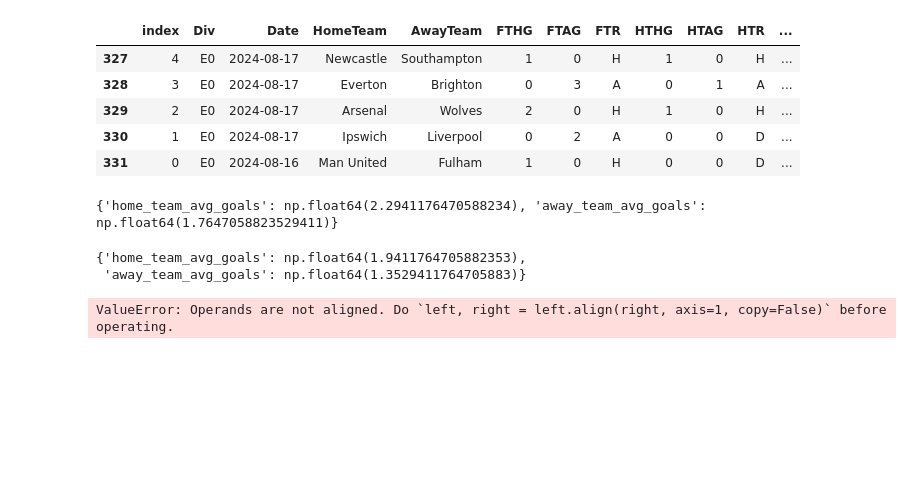
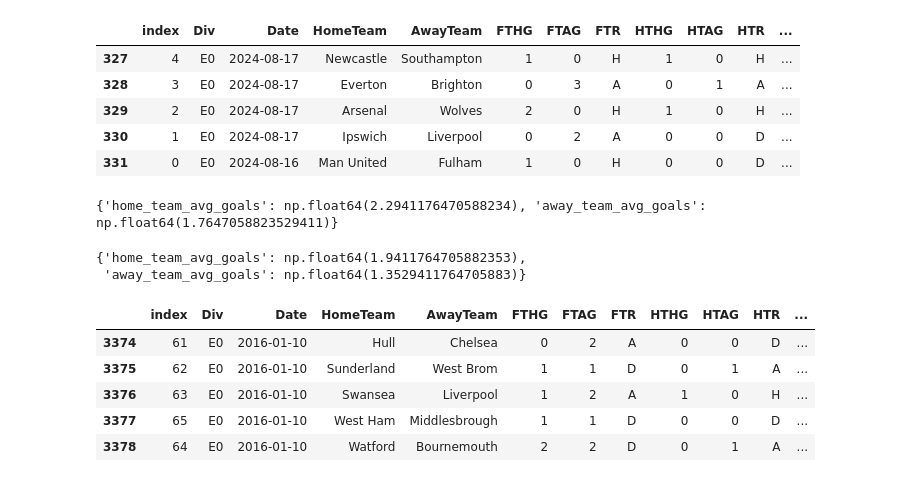
Before and after one commit to Noahgradstock/FB, a Jupyter notebook: backend/routes/teames_data/send_to_frontend.ipynb, the cells around one changed output. Saved outputs shown, nothing was run; the diff lists cells and outputs as text; code cells hidden in the pictures; blank space fills up the shorter version.

```diff
--- a/backend/routes/teames_data/send_to_frontend.ipynb
+++ b/backend/routes/teames_data/send_to_frontend.ipynb
@@ -6,8 +6,7 @@ pd.set_option("display.max_columns", None)
 pd.set_option("display.width", None)
 # %%
 season_list = ['1617', '1718', '1819', '1920', '2021', '2122', '2223', '2324', '2425']
-league_list = ['E0', 'E1', 'E2', 'E3', 'SC0', 'SC1', 'SC2', 'D1', 'D2', 'I1', 'I2',
-               'SP1', 'SP2', 'F1', 'F2', 'N1', 'B1', 'P1', 'T1', 'G1']
+league_list = ['E0']
 
 df_list = []
 
@@ -28,8 +27,9 @@ for league in league_list:
 
 main_df = pd.concat(df_list, ignore_index=True)
 
-main_df['Date'] = pd.to_datetime(main_df['Date'], format='mixed')
-main_df = main_df.sort_values(by='Date')
+main_df['Date'] = pd.to_datetime(main_df['Date'], dayfirst=True, errors='coerce')
+main_df = main_df[main_df['Date'].notna()]
+main_df = main_df.sort_values(by='Date')main_df = main_df.sort_values(by='Date')
 
 df = main_df
 df = df[::-1]
@@ -372,7 +359,3 @@ def get_team_data(league_df, home_team, away_team):
 
     # ... rest of the existing code in get_team_data ...
     return response
-# %%
-get_team_data(df, 'Tottenham', 'Arsenal')
-# %% [output]
-ValueError: Operands are not aligned. Do `left, right = left.align(right, axis=1, copy=False)` before operating.
@@ -378,0 +393,9 @@ ValueError: Operands are not aligned. Do `left, right = left.align(right, axis=1
+# %%
+df.tail()
+# %% [output]
+|  | index | Div | Date | HomeTeam | AwayTeam | FTHG | FTAG | FTR | HTHG | HTAG | HTR | ... |
+| 3374 | 61 | E0 | 2016-01-10 | Hull | Chelsea | 0 | 2 | A | 0 | 0 | D | ... |
+| 3375 | 62 | E0 | 2016-01-10 | Sunderland | West Brom | 1 | 1 | D | 0 | 1 | A | ... |
+| 3376 | 63 | E0 | 2016-01-10 | Swansea | Liverpool | 1 | 2 | A | 1 | 0 | H | ... |
+| 3377 | 65 | E0 | 2016-01-10 | West Ham | Middlesbrough | 1 | 1 | D | 0 | 0 | D | ... |
+| 3378 | 64 | E0 | 2016-01-10 | Watford | Bournemouth | 2 | 2 | D | 0 | 1 | A | ... |
```
Also changed, not shown: parts of 6 cells of this notebook, 13 other files.
